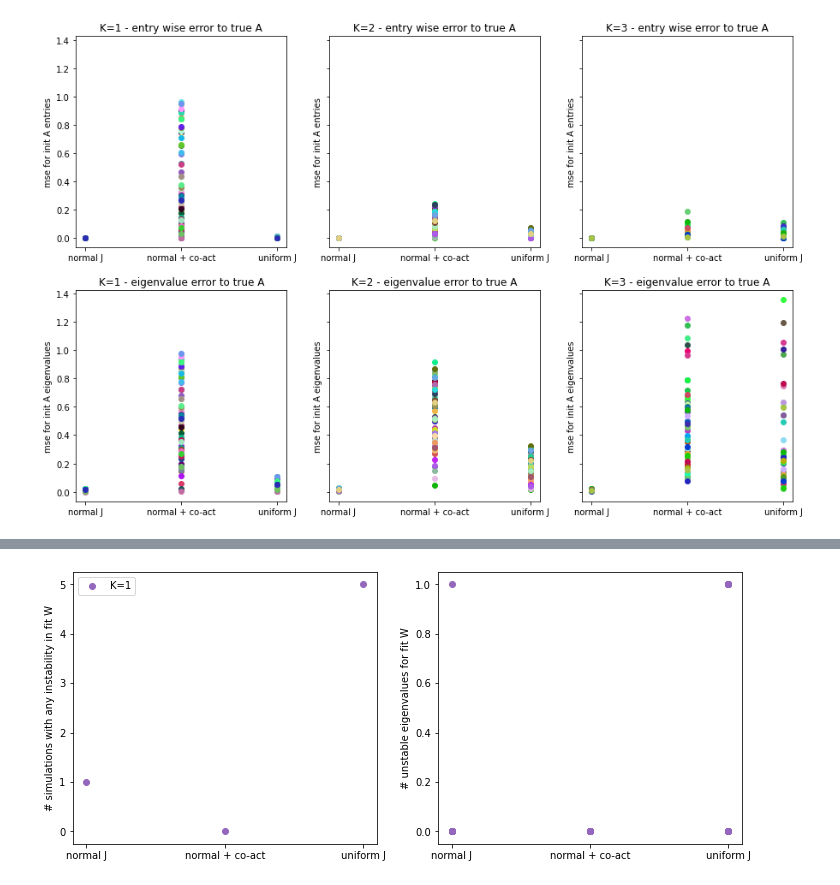
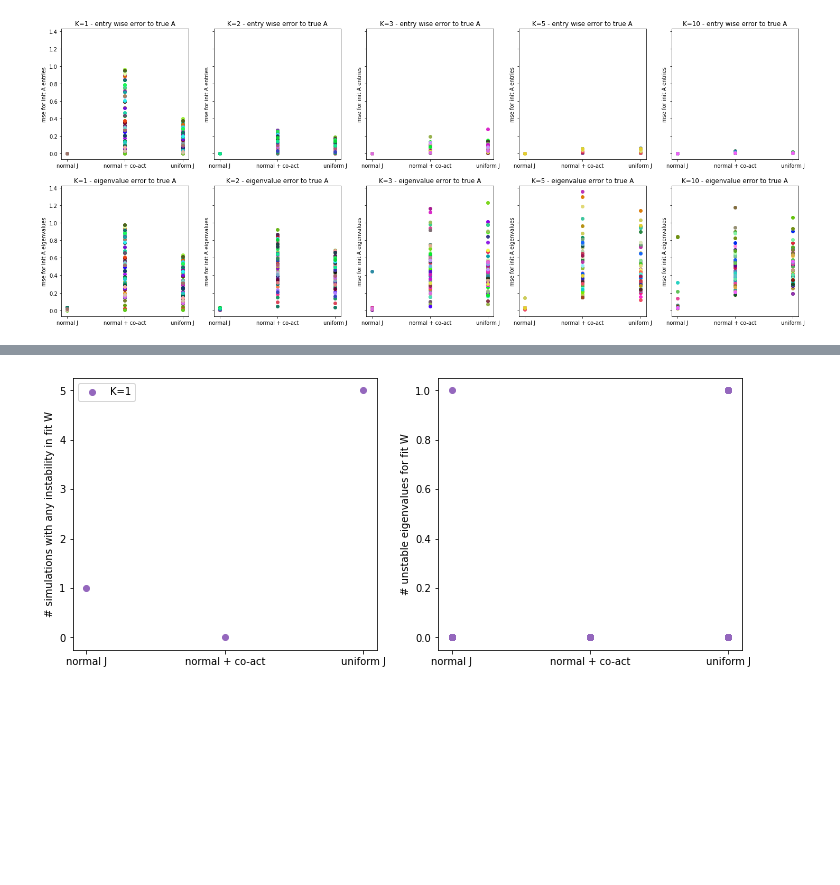
Before and after one commit to lenca56/EI-subspace-RNN, a Jupyter notebook: Analysis_Cluster_fixed_N.ipynb, the cells around one changed output, grey strips where cells are left out. Drawn from its saved outputs; the diff is of its cells as text; code cells hidden in the pictures; blank space fills up the shorter version.

```diff
--- a/Analysis_Cluster_fixed_N.ipynb
+++ b/Analysis_Cluster_fixed_N.ipynb
@@ -42,7 +42,7 @@ zeta_alpha_beta_gamma_list = [(10**i,1,1,10**(i-2.5)) for i in list(np.arange(-1
 # axes.legend()
 # %%
 K_values = [1,2,3,5,10]#,15,25]
-K_vals = [1,2,3]
+K_vals = [1,2,3,5,10]
 color_dict = {1:'tab:purple',2:'tab:pink',3:'tab:cyan',5:'yellowgreen', 15:'olive', 25:'tab:brown'}
 color_dict_j = {0:'gold',1:'tab:red',2:'tab:orange'}
 j_values = [0,1,2]
@@ -148,36 +148,36 @@ plot_initialization_loss(axes, num_simulations, K_vals=K_vals, j_values=j_vals,
 # %%
-def plot_dynamics_initialization_error(axes, num_simulations, K_vals, j_values=[0,1]):
-    J = load_data(N, K_values=K_vals, j_values=j_values, num_simulations=num_simulations, parameter='J')
-    trueA = load_data(N, K_values=K_vals, j_values=j_values, num_simulations=num_simulations, parameter='trueA')
-    initW = load_data(N, K_values=K_vals, j_values=j_values, num_simulations=num_simulations, parameter='initW')
+def plot_dynamics_initialization_error(axes, num_simulations, K_vals, j_values, ei):
+    J = load_data(N, K_values=K_vals, j_values=j_values, num_simulations=num_simulations, ei=ei, parameter='J')
+    trueA = load_data(N, K_values=K_vals, j_values=j_values, num_simulations=num_simulations, ei=ei, parameter='trueA')
+    initW = load_data(N, K_values=K_vals, j_values=j_values, num_simulations=num_simulations, ei=ei, parameter='initW')
 
     if len(K_vals) == 1:
         axes = axes.reshape((len(K_vals), 2))
 
     for k in range(len(K_vals)):
         for simulation in range(num_simulations):
             color = generate_random_color()
             for j in range(len(j_values)):
                 initA = build_dynamics_matrix_A(initW[k,j, simulation], J[k,j, simulation])
                 axes[0,k].scatter(j, mse(initA, trueA[k,j, simulation]), color=color)
 
-                eigInit = np.linalg.eigvals(initA)
-                eigTrue = np.linalg.eigvals(trueA[k,j,simulation])
-                eigDiff = 1/K_vals[k] * np.abs(eigInit - eigTrue).sum()
+                eigInit = np.sort(np.linalg.eigvals(initA))
+                eigTrue = np.sort(np.linalg.eigvals(trueA[0,j,simulation]))
+                eigDiff = np.mean(np.abs(eigInit - eigTrue) ** 2)
 
                 # got to order eigenvalues to best match each other and do a different metric
                 axes[1,k].scatter(j, eigDiff, color=color)
 
                 axes[0,k].set_xticks(j_values, J_possibility_title[j_values])
                 axes[1,k].set_xticks(j_values, J_possibility_title[j_values])
 
             axes[0,k].set_ylabel('mse for init A entries')
             axes[1,k].set_ylabel('mse for init A eigenvalues')
             axes[0,k].set_title(f'K={K_vals[k]} - entry wise error to true A')
             axes[1,k].set_title(f'K={K_vals[k]} - eigenvalue error to true A')
 fig, axes = plt.subplots(2, len(K_vals), figsize=(5 * len(K_vals), 10), sharey=True)
-plot_dynamics_initialization_error(axes, num_simulations, K_vals=K_vals, j_values=j_vals)
+plot_dynamics_initialization_error(axes, num_simulations, K_vals=K_vals, j_values=j_vals, ei=0)
 # plt.savefig(f'figures/N={N}_K={K}_figure=2_plot_dynamics_initialization_error', bbox_inches='tight', dpi=300)
 # %% [output]
-[figure, old version]
+[figure, new version]
 # %%
```
Also changed, not shown: parts of 11 cells of this notebook, 9 other files.
